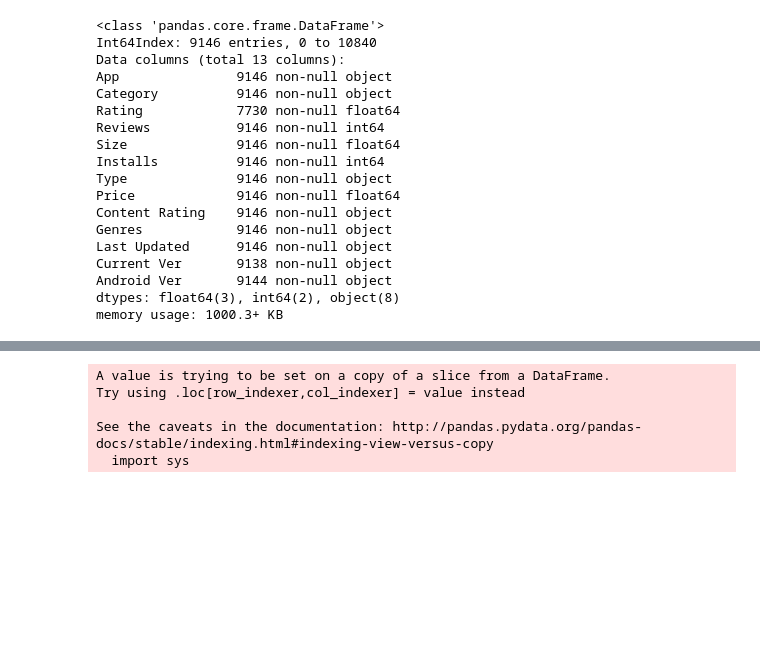
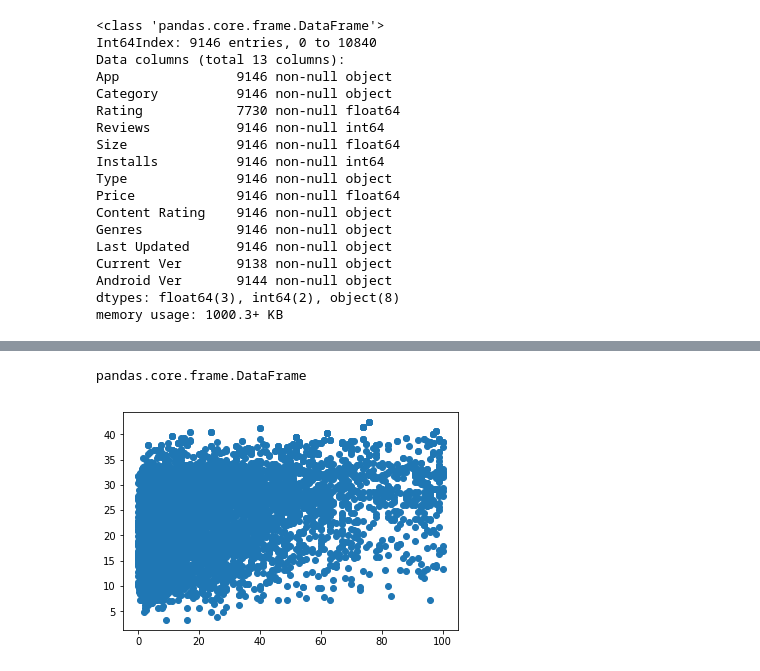
Before and after one commit to sherylwithans/potential-waddle, a Jupyter notebook: prediction model.ipynb, the cells around one changed output, grey strips where cells are left out. Cells and saved outputs as stored; diff of their text form; code cells hidden in the pictures; blank space fills up the shorter version.

```diff
--- a/prediction model.ipynb
+++ b/prediction model.ipynb
@@ -232,14 +183,0 @@ See the caveats in the documentation: http://pandas.pydata.org/pandas-docs/stabl
-# %%
-install_dict = {}
-install_num = 0
-for num in sorted(list(df['Installs'].unique())):
-    install_dict[num] = install_num
-    install_num += 1
-
-df['Install_num'] = df['Installs'].apply(lambda x: install_dict[x])
-# %% [output]
-A value is trying to be set on a copy of a slice from a DataFrame.
-Try using .loc[row_indexer,col_indexer] = value instead
-
-See the caveats in the documentation: http://pandas.pydata.org/pandas-docs/stable/indexing.html#indexing-view-versus-copy
-  import sys
@@ -246,9 +186,18 @@ See the caveats in the documentation: http://pandas.pydata.org/pandas-docs/stabl
+# %%
+type(category_df)
+# %% [output]
+pandas.core.frame.DataFrame
+# %%
+df['Install_log'] = np.log(df['Installs'])
+# %%
+df['Reviews_log'] = np.log(df['Reviews'])
+# %%
+X = df[['Size', 'Price']].join(category_df)
+df['Popularity'] = df['Rating'] + df['Install_log'] + df['Reviews_log']  # weights
+Y = df['Popularity']
 # %%
 import matplotlib.pyplot as plt
-import seaborn as sns
-
-sns.set(context = 'notebook')
-
-cols = ['Size','Price','Category_num','Rating','Install_num']
-
+plt.scatter(df['Size'],Y)
 plt.show()
+# %% [output]
+[figure, added]
```
Also changed, not shown: parts of 10 cells of this notebook.
